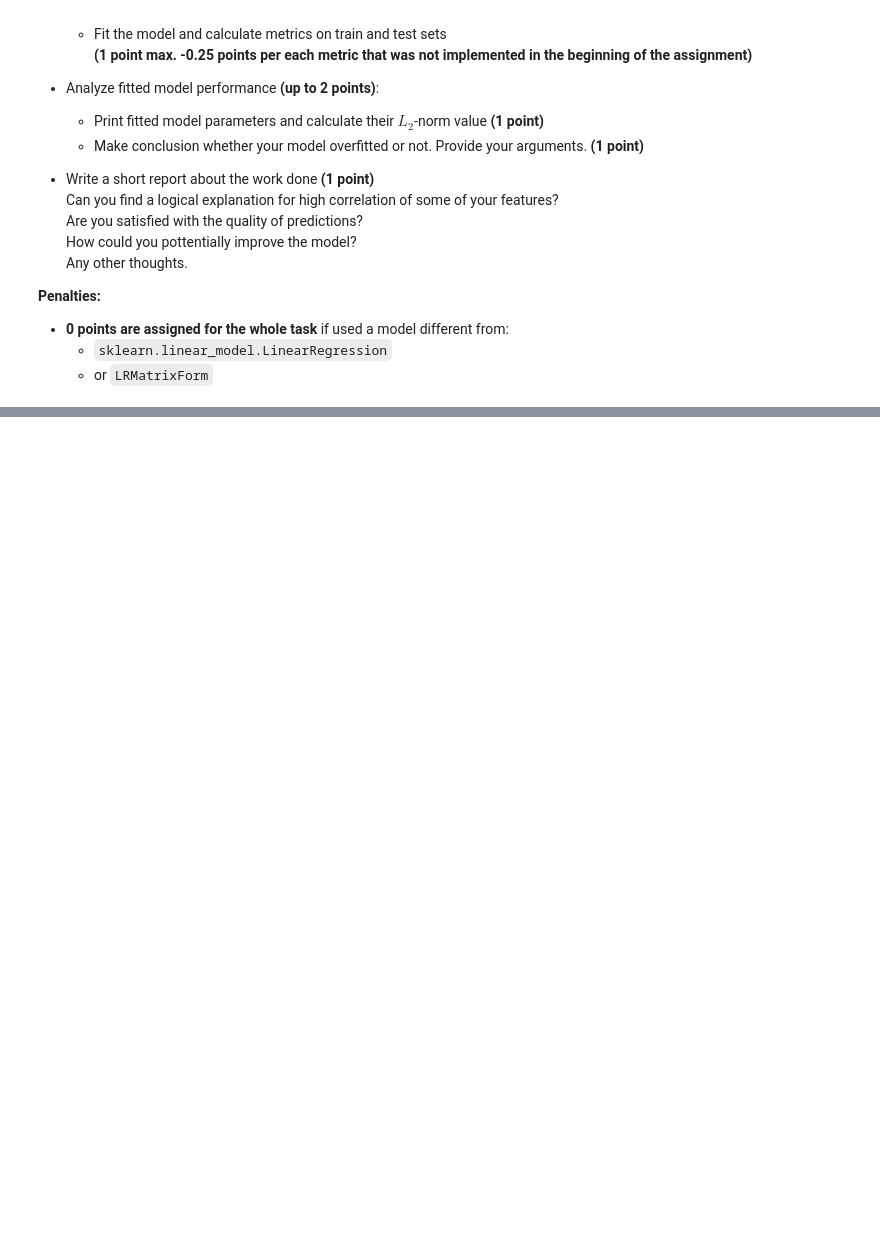
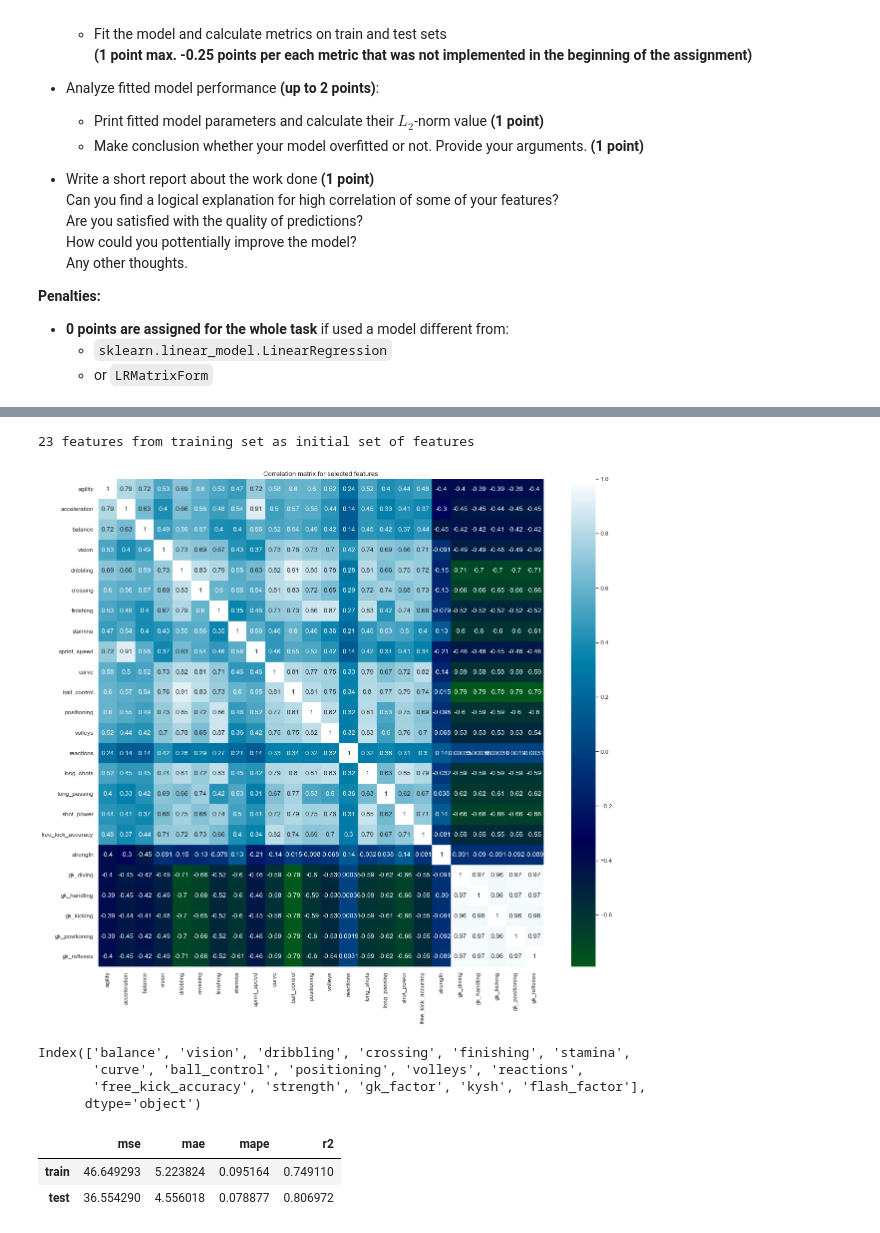
Before and after one commit to munim0/week3hm, a Jupyter notebook: linear_regression.ipynb, the cells around one changed output, grey strips where cells are left out. Saved outputs shown, nothing was run; the diff lists cells and outputs as text; code cells hidden in the pictures; blank space fills up the shorter version.

```diff
--- a/linear_regression.ipynb
+++ b/linear_regression.ipynb
@@ -1458,0 +1656,14 @@ Steps you need to follow:
+# %%
+target = 'agility'
+features = ['acceleration','balance','vision','dribbling','crossing','finishing','stamina','sprint_speed','curve','ball_control',
+'positioning','volleys','reactions', 'long_shots', 'long_passing', 'shot_power', 'free_kick_accuracy','strength','gk_diving', 'gk_handling',
+'gk_kicking', 'gk_positioning', 'gk_reflexes']
+print(f'{len(features)} features from training set as initial set of features')
+cols = [target] + features
+correlation_matrix = DF_TRAIN[cols].copy().corr()
+plt.rcParams["figure.figsize"] = (20, 18)
+sns.heatmap(correlation_matrix, center = 0, cmap="ocean", annot=True).set(title = 'Correlation matrix for selected features')
+plt.show()
+# %% [output]
+23 features from training set as initial set of features
+[figure, added]
@@ -1458,0 +1691,15 @@ Steps you need to follow:
+# %%
+model = LinearRegression(fit_intercept=True)
+model.fit(my_x_train, my_y_train)
+my_x_test.columns
+# %% [output]
+Index(['balance', 'vision', 'dribbling', 'crossing', 'finishing', 'stamina',
+       'curve', 'ball_control', 'positioning', 'volleys', 'reactions',
+       'free_kick_accuracy', 'strength', 'gk_factor', 'kysh', 'flash_factor'],
+      dtype='object')
+# %%
+fit_and_evaluate(model, my_x_train, my_y_train, my_x_test, my_y_test)
+# %% [output]
+|  | mse | mae | mape | r2 |
+| train | 46.649293 | 5.223824 | 0.095164 | 0.749110 |
+| test | 36.554290 | 4.556018 | 0.078877 | 0.806972 |
```
Also changed, not shown: parts of 52 cells of this notebook, 4 other files.
